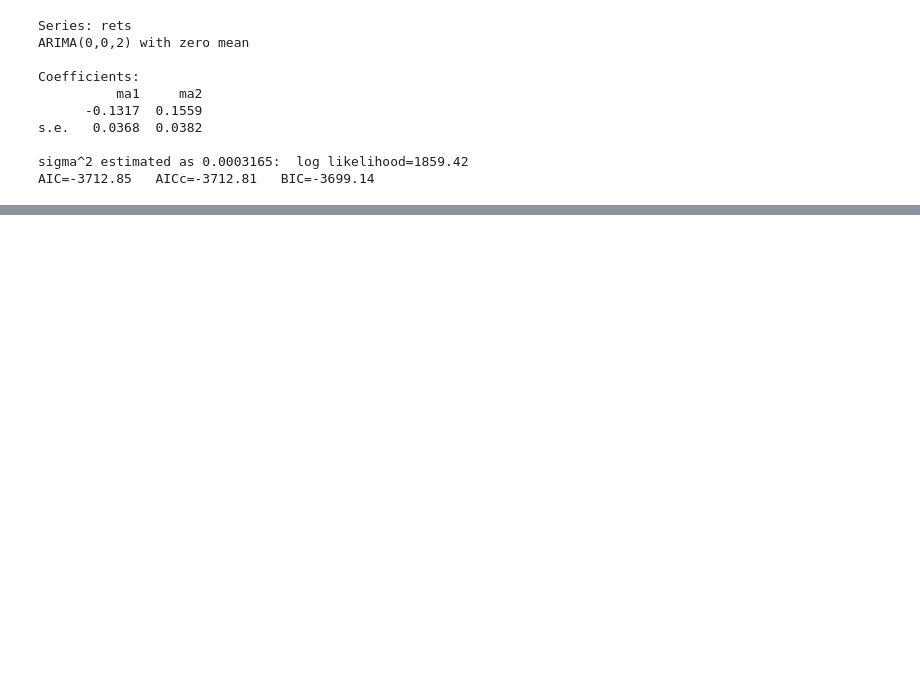
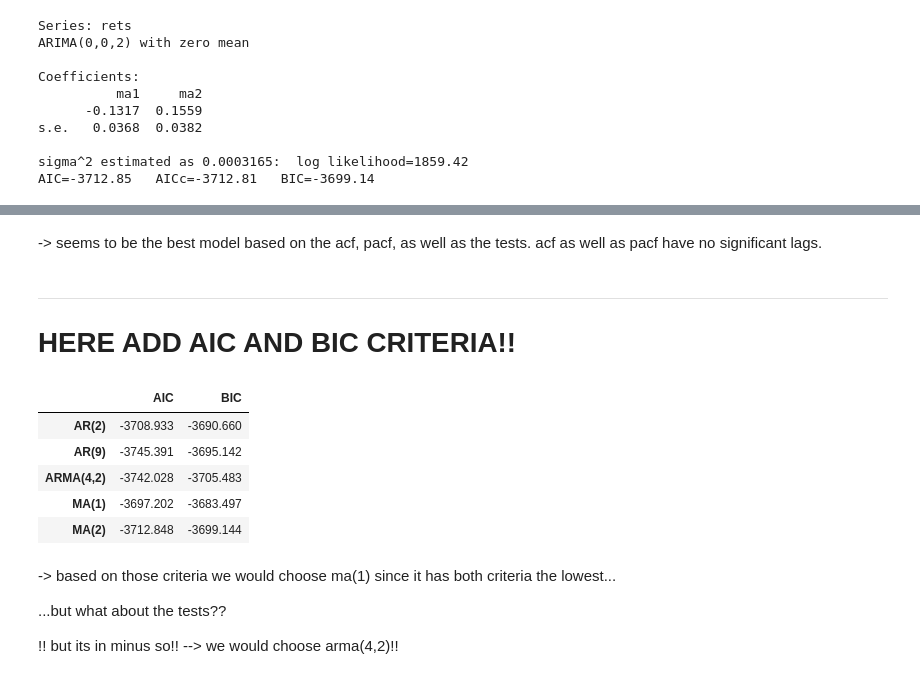
Before and after one commit to hawk-s/Financial_Econometrics, a Jupyter notebook: HA2/HA2_P2.ipynb, the cells around one changed output, grey strips where cells are left out. Drawn from its saved outputs; the diff is of its cells as text; code cells hidden in the pictures; blank space fills up the shorter version.

```diff
--- a/HA2/HA2_P2.ipynb
+++ b/HA2/HA2_P2.ipynb
@@ -236,12 +227,12 @@ data:  rets_ar2$residuals
 X-squared = 45.93, df = 12, p-value = 7.134e-06
 # %%
 library(forecast)
-rets_ar2 <- Arima(rets, order = c(9, 0, 0))
-summary (rets_ar2)
+rets_ar9 <- Arima(rets, order = c(9, 0, 0))
+summary (rets_ar9)
 
 par(mfrow = c(1, 2))
-acf(rets_ar2$residuals, main = NA)
-pacf(rets_ar2$residuals, main = NA)
+acf(rets_ar9$residuals, main = NA)
+pacf(rets_ar9$residuals, main = NA)
 # %% [output]
 Series: rets
 ARIMA(9,0,0) with non-zero mean
@@ -280,11 +310,15 @@ sigma^2 estimated as 0.0003165:  log likelihood=1859.42
 AIC=-3712.85   AICc=-3712.81   BIC=-3699.14
 # %%
 library(forecast)
-rets_ma2 <- Arima(rets, order = c(0, 0, 2))
+rets_ma2 <- Arima(rets, order = c(0, 0, 2), include.mean = FALSE)
 summary (rets_ma2)
 
 par(mfrow = c(1, 2))
 acf(rets_ma2$residuals, main = NA)
 pacf(rets_ma2$residuals, main = NA)
+
+
+Box.test(rets_ma2$residuals, type = "Ljung-Box", lag = 4)
+Box.test(rets_ma2$residuals, type = "Ljung-Box", lag = 8)
 # %% [output]
 Series: rets
@@ -306,0 +387,37 @@ Training set -0.003770968
+# %% [markdown]
+-> seems to be the best model based on the acf, pacf, as well as the tests. acf as well as pacf have no significant lags.
+# %% [markdown]
+----------------------------------------------------------------------------------
+# HERE ADD AIC AND BIC CRITERIA!!
+# %%
+models <- 5
+criteria <- matrix(ncol = 2, nrow = models)
+colnames(criteria) <- c('AIC', 'BIC')
+rownames(criteria) <- c('AR(2)', 'AR(9)','ARMA(4,2)','MA(1)','MA(2)')
+
+criteria[1, 1] <- rets_ar2$aic
+criteria[1, 2] <- rets_ar2$bic
+criteria[2, 1] <- rets_ar9$aic
+criteria[2, 2] <- rets_ar9$bic
+
+criteria[3, 1] <- rets_arma42$aic
+criteria[3, 2] <- rets_arma42$bic
+criteria[4, 1] <- rets_ma1$aic
+criteria[4, 2] <- rets_ma1$bic
+criteria[5, 1] <- rets_ma2$aic
+criteria[5, 2] <- rets_ma2$bic
+
+criteria
+# %% [output]
+|  | AIC | BIC |
+| AR(2) | -3708.933 | -3690.660 |
+| AR(9) | -3745.391 | -3695.142 |
+| ARMA(4,2) | -3742.028 | -3705.483 |
+| MA(1) | -3697.202 | -3683.497 |
+| MA(2) | -3712.848 | -3699.144 |
+# %% [markdown]
+-> based on those criteria we would choose ma(1) since it has both criteria the lowest...
+
+...but what about the tests??
+
+!! but its in minus so!!  --> we would choose arma(4,2)!!
```
Also changed, not shown: parts of 5 cells of this notebook.
